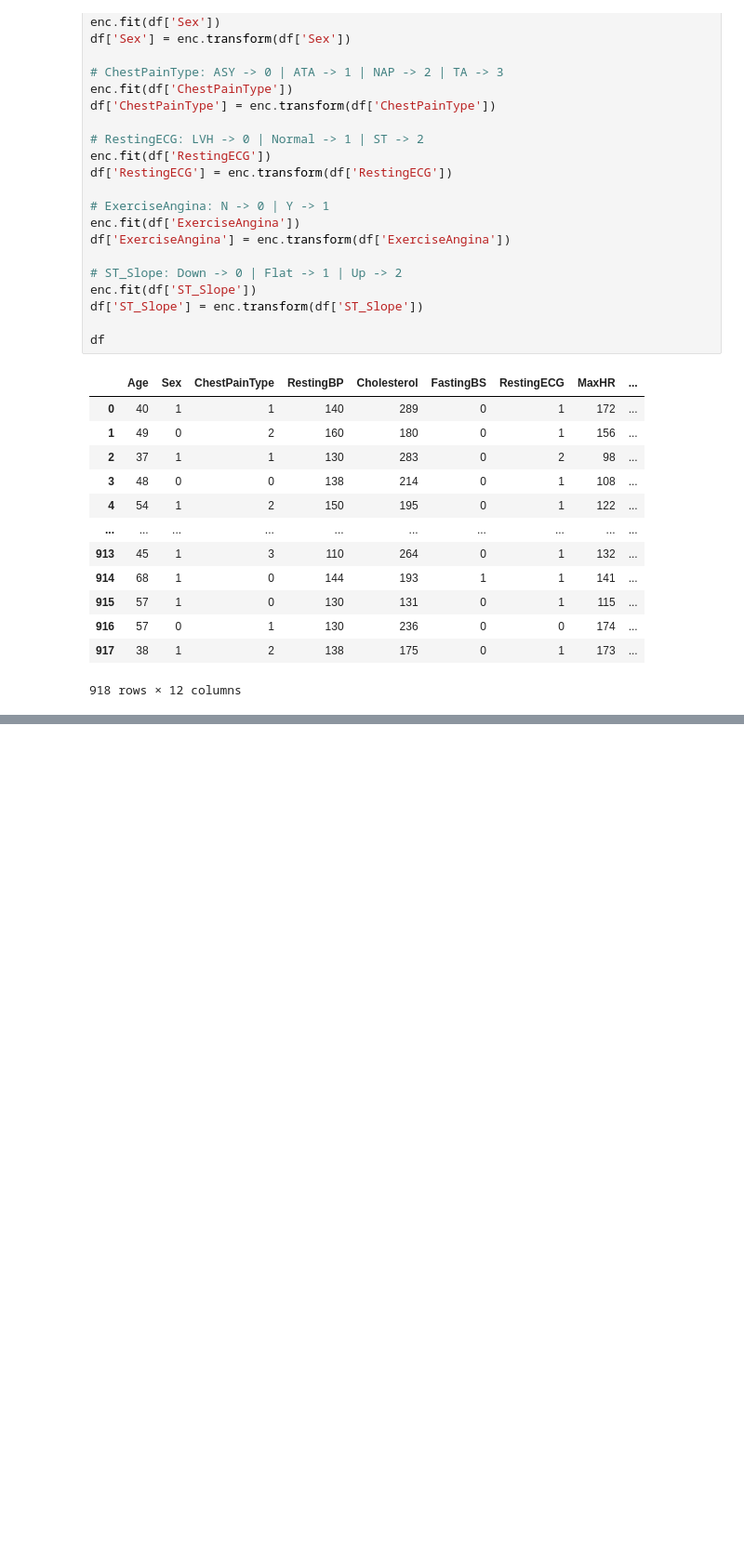
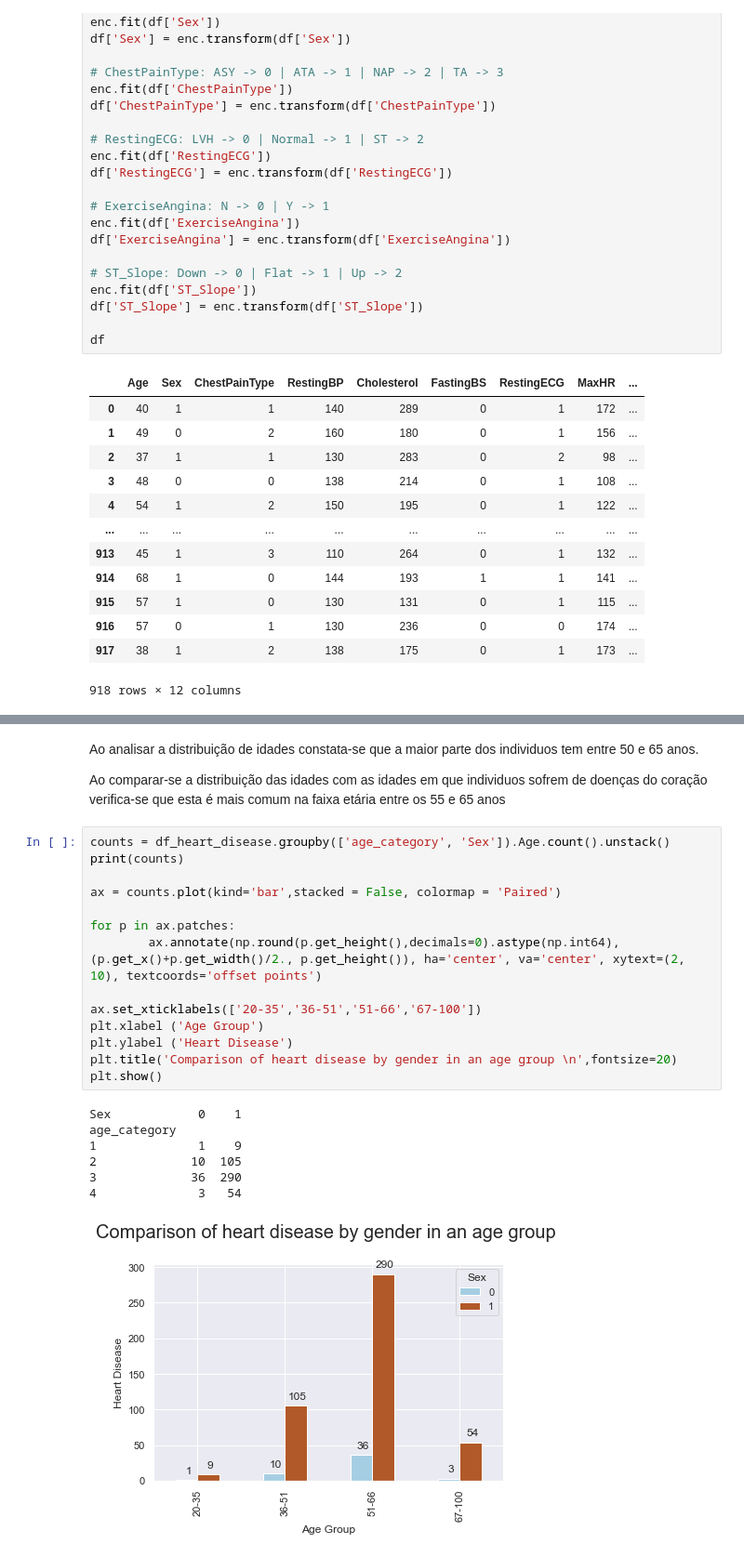
Before and after one commit to MiguelDordio/HeartDiseaseAnalysis, a Jupyter notebook: notebooks/heart_disease.ipynb, the cells around one changed output, grey strips where cells are left out. Shown: that part at 93% size. Saved outputs shown, nothing was run; the diff lists cells and outputs as text; blank space fills up the shorter version.

```diff
--- a/notebooks/heart_disease.ipynb
+++ b/notebooks/heart_disease.ipynb
@@ -133,0 +259,27 @@ df
+# %% [markdown]
+Ao analisar a distribuição de idades constata-se que a maior parte dos individuos tem entre 50 e 65 anos.
+
+Ao comparar-se a distribuição das idades com as idades em que individuos sofrem de
+doenças do coração verifica-se que esta é mais comum na faixa etária entre os 55 e 65 anos
+# %%
+counts = df_heart_disease.groupby(['age_category', 'Sex']).Age.count().unstack()
+print(counts)
+
+ax = counts.plot(kind='bar',stacked = False, colormap = 'Paired')
+
+for p in ax.patches:
+        ax.annotate(np.round(p.get_height(),decimals=0).astype(np.int64), (p.get_x()+p.get_width()/2., p.get_height()), ha='center', va='center', xytext=(2, 10), textcoords='offset points')
+
+ax.set_xticklabels(['20-35','36-51','51-66','67-100'])
+plt.xlabel ('Age Group')
+plt.ylabel ('Heart Disease')
+plt.title('Comparison of heart disease by gender in an age group \n',fontsize=20)
+plt.show()
+# %% [output]
+Sex            0    1
+age_category
+1              1    9
+2             10  105
+3             36  290
+4              3   54
+[figure, added]
```
Also changed, not shown: parts of 45 cells of this notebook.
